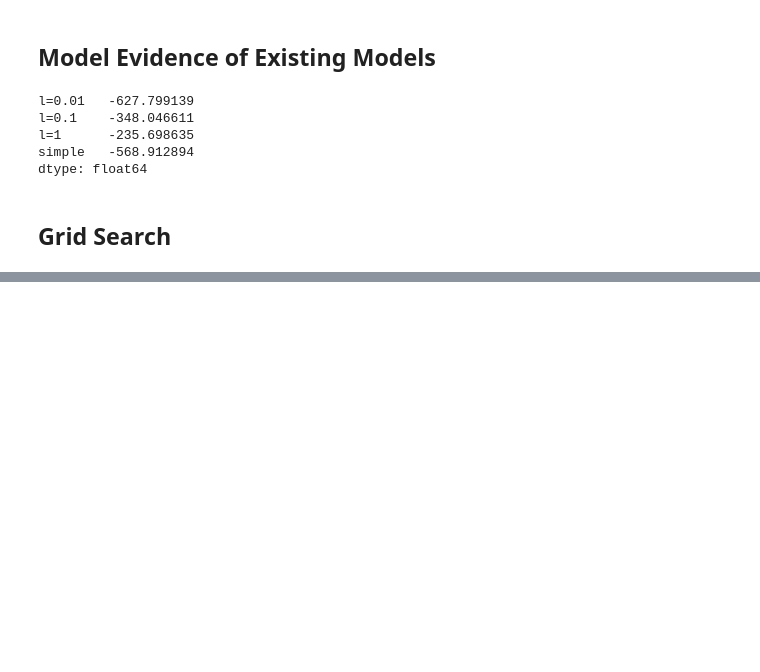
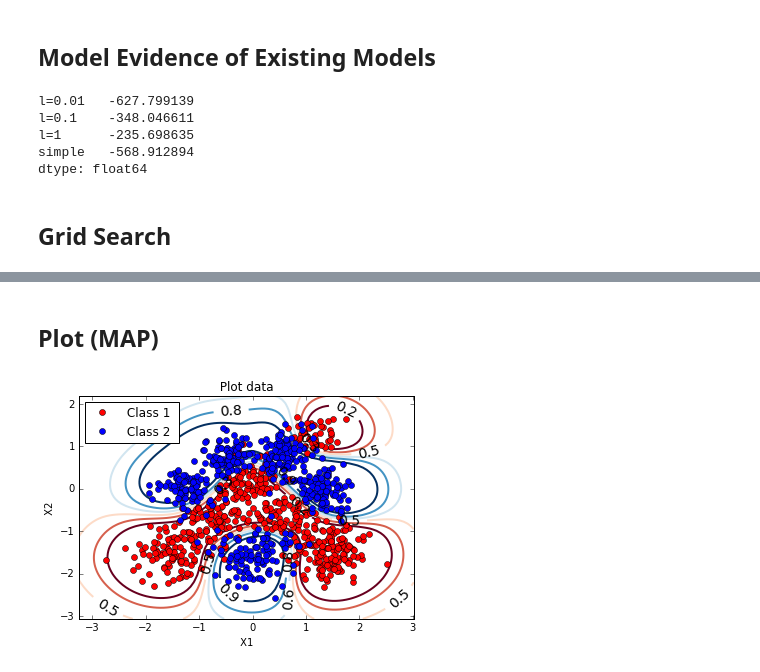
Before and after one commit to tpl2go/MLSALT1-coursework, a Jupyter notebook: MLSALT1 Coursework.ipynb, the cells around one changed output, grey strips where cells are left out. Drawn from its saved outputs; the diff is of its cells as text; code cells hidden in the pictures; blank space fills up the shorter version.

```diff
--- a/MLSALT1 Coursework.ipynb
+++ b/MLSALT1 Coursework.ipynb
@@ -997,0 +1026,10 @@ grid_search(prior_sigma, lll)
+# %% [markdown]
+## Plot (MAP)
+# %%
+def final_predictmap(X):
+    rbfX = expand_inputs(final_l, X, X_train)
+    return logistic(rbfX, final_beta)
+
+plot_predictive_distribution(X, y, final_predictmap)
+# %% [output]
+[figure, added]
```
Also changed, not shown: parts of 56 cells of this notebook.
